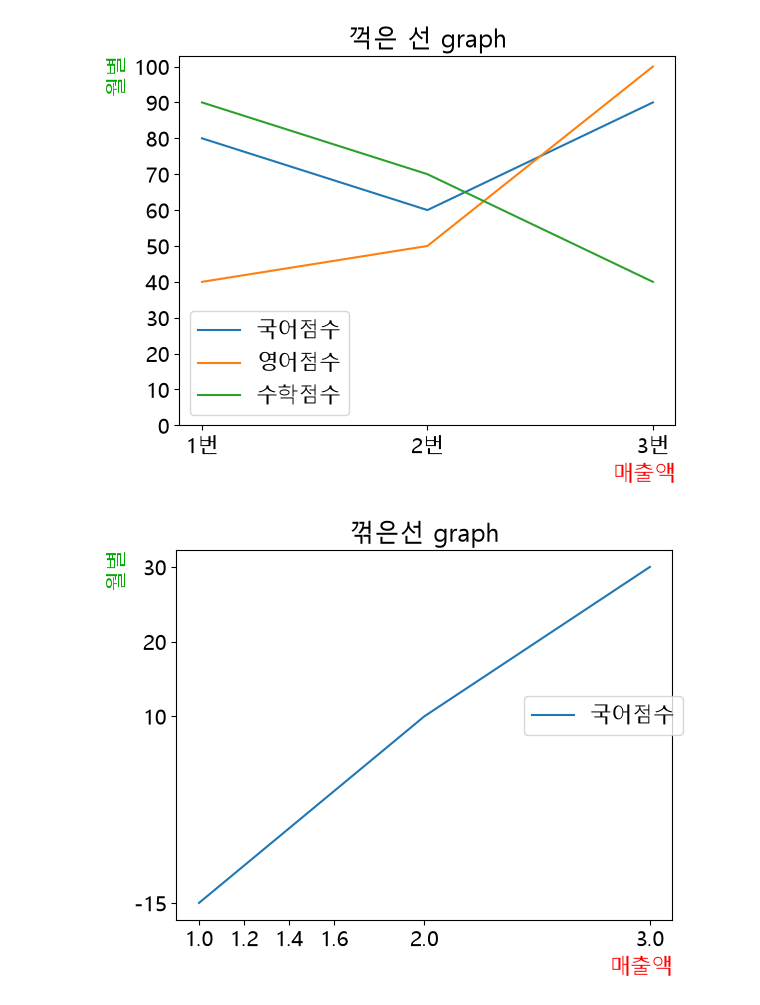
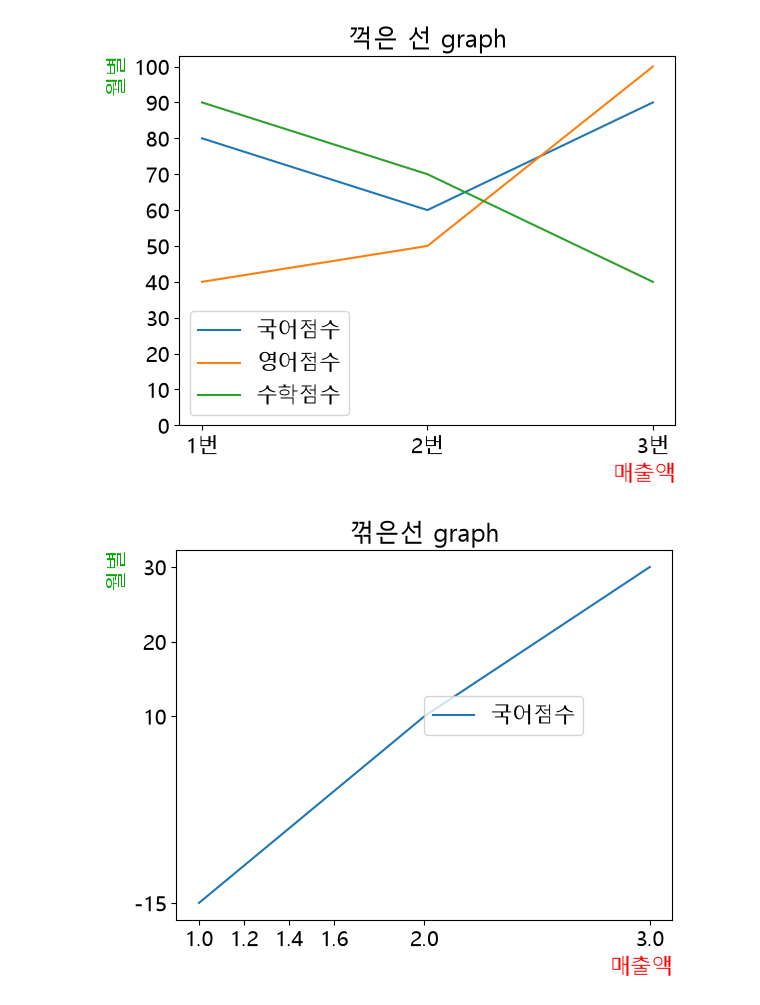
Before and after one commit to leesso0606/alx_data_0928, a Jupyter notebook: p1002/p1002_01_그래프.ipynb, the cells around one changed output. Saved outputs shown, nothing was run; the diff lists cells and outputs as text; code cells hidden in the pictures.

```diff
--- a/p1002/p1002_01_그래프.ipynb
+++ b/p1002/p1002_01_그래프.ipynb
@@ -89,25 +89,25 @@ plt.show() #설명글자 부분 사라짐
 # %%
 # 축설명글 색상, 위치
 x = [1,2,3]
 y = [-15,10,30]
 
 # 범례추가,범례위치
 plt.plot(x,y,label='국어점수')       # 그래프 그리기 / 설정부분보다 위쪽에 배치
 # upper,center,lower/lift, center, right
-plt.legend(loc='upper right')       #위쪽 오른쪽편 위치이동 : 없으면 선에 걸맂 않게 자동 배치
-plt.legend(loc=(0.7,0.5))       #위치를 지정
+# plt.legend(loc='upper right')       #위쪽 오른쪽편 위치이동 : 없으면 선에 걸리지 않게 자동 배치
+plt.legend(loc=(0.5,0.5))       #위치를 지정
 
 plt.title('꺾은선 graph')  # 상단타이틀
 
 # X선 설명부분
 plt.xlabel('매출액',color='red',loc='right') # X축설명글 색상, 위치
 plt.ylabel('월별',color='#00aa00',loc='top') #Y축설명글 색상, 위치
 
 
 # 그래프 간격조정 ( 입력값 형태로 구성 )
 plt.xticks([1,1.2,1.4,1.6,2,3])
 plt.yticks([-15,10,20,30]) #간격부분 조정을 하면 꺾이는 상태를 조정
 # plt.yticks([-15,10,20,30,100]) #간격부분 조정을 하면 꺾이는 상태를 조정
 plt.show()
 # %% [output]
-[figure, old version]
+[figure, new version]
```
Also changed, not shown: parts of 4 cells of this notebook, 48 other files.
